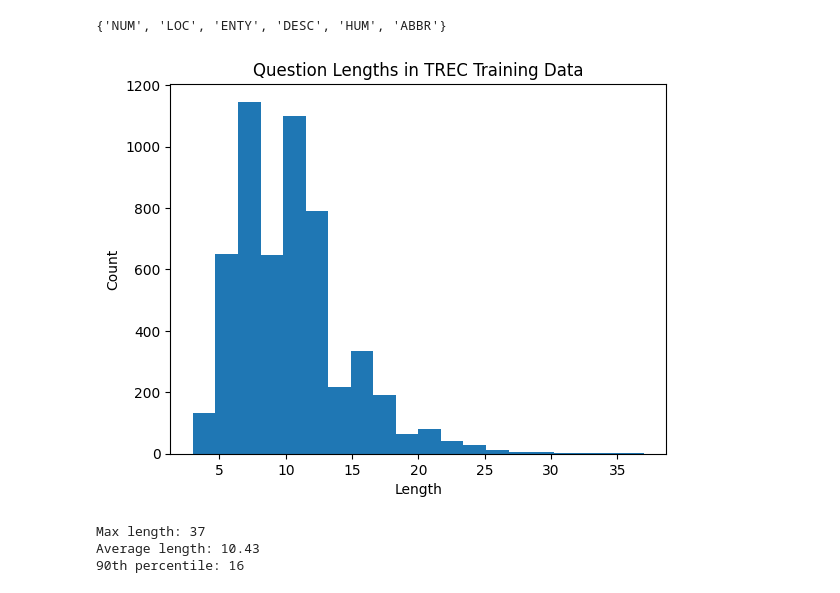
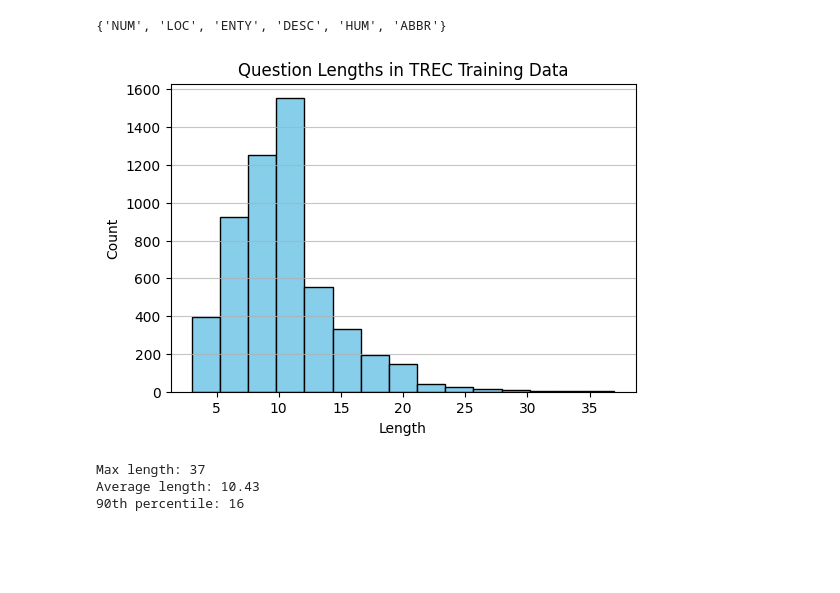
Before and after one commit to yukilam-space/SC4002-NLP, a Jupyter notebook: part_3/nlp_project_3.2_cnn.ipynb, the cells around one changed output. Cells and saved outputs as stored; diff of their text form; code cells hidden in the pictures; blank space fills up the shorter version.

```diff
--- a/junhao/nlp_project_3.2_cnn.ipynb
+++ b/part_3/nlp_project_3.2_cnn.ipynb
@@ -68,14 +66,15 @@ print(label_set)
 {'NUM', 'LOC', 'ENTY', 'DESC', 'HUM', 'ABBR'}
 # %%
 lengths = [len(example.text) for example in train_data]
-import matplotlib.pyplot as plt
-plt.hist(lengths, bins=20)
-plt.title("Question Lengths in TREC Training Data")
-plt.xlabel("Length")
-plt.ylabel("Count")
+plt.figure(figsize=(6,4))
+plt.hist(lengths, bins=15, color='skyblue', edgecolor='black')  # changed color and added edge
+plt.title("Question Lengths in TREC Training Data", fontsize=12)
+plt.xlabel("Length", fontsize=10)
+plt.ylabel("Count", fontsize=10)
+plt.grid(axis='y', alpha=0.75)  # optional: add light grid for better readability
 plt.show()
 # %% [output]
-[figure, old version]
+[figure, new version]
 # %%
 print(f"Max length: {max(lengths)}")
 print(f"Average length: {sum(lengths) / len(lengths):.2f}")
```
Also changed, not shown: parts of 2 cells of this notebook, 3 other files.
